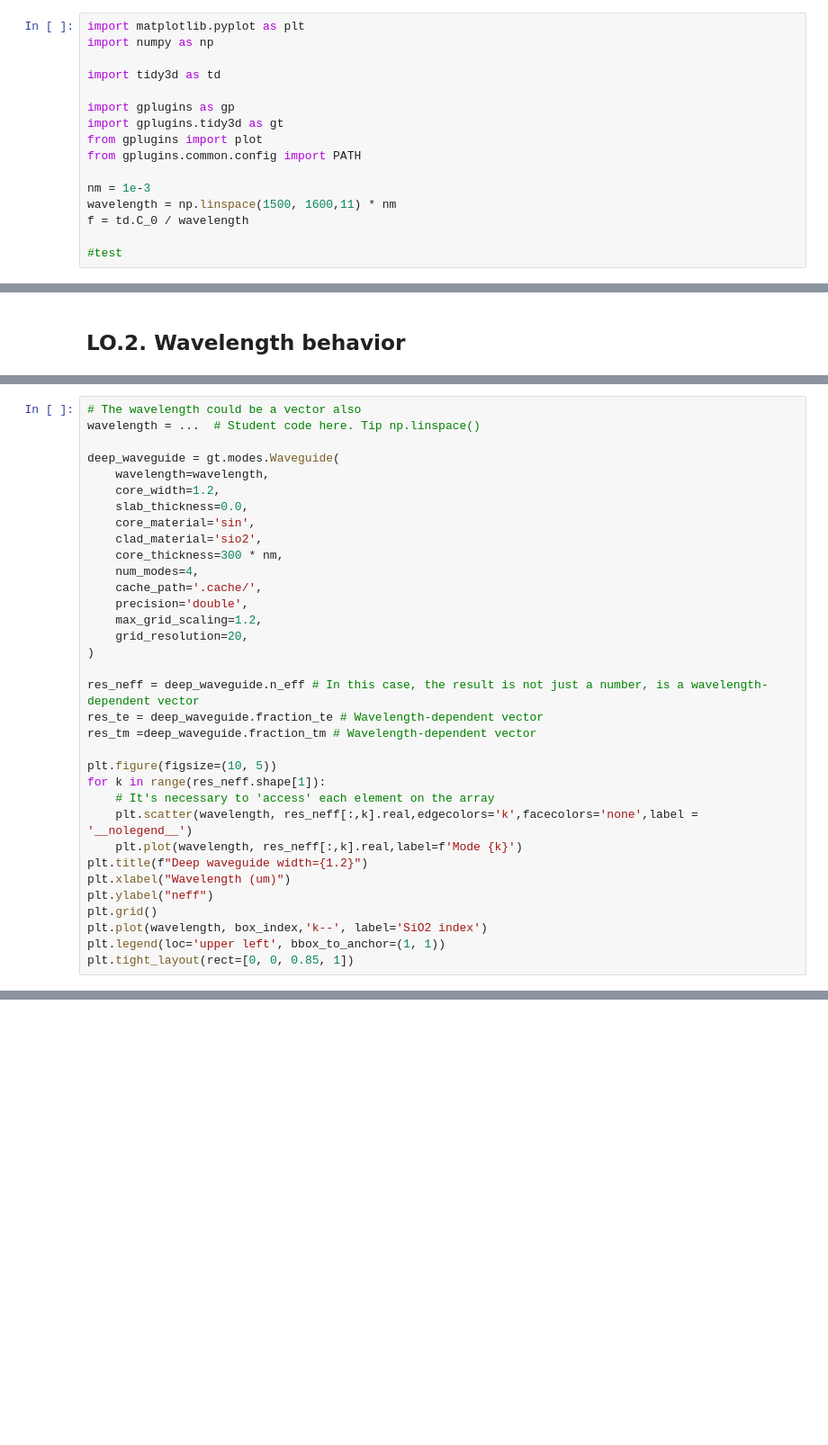
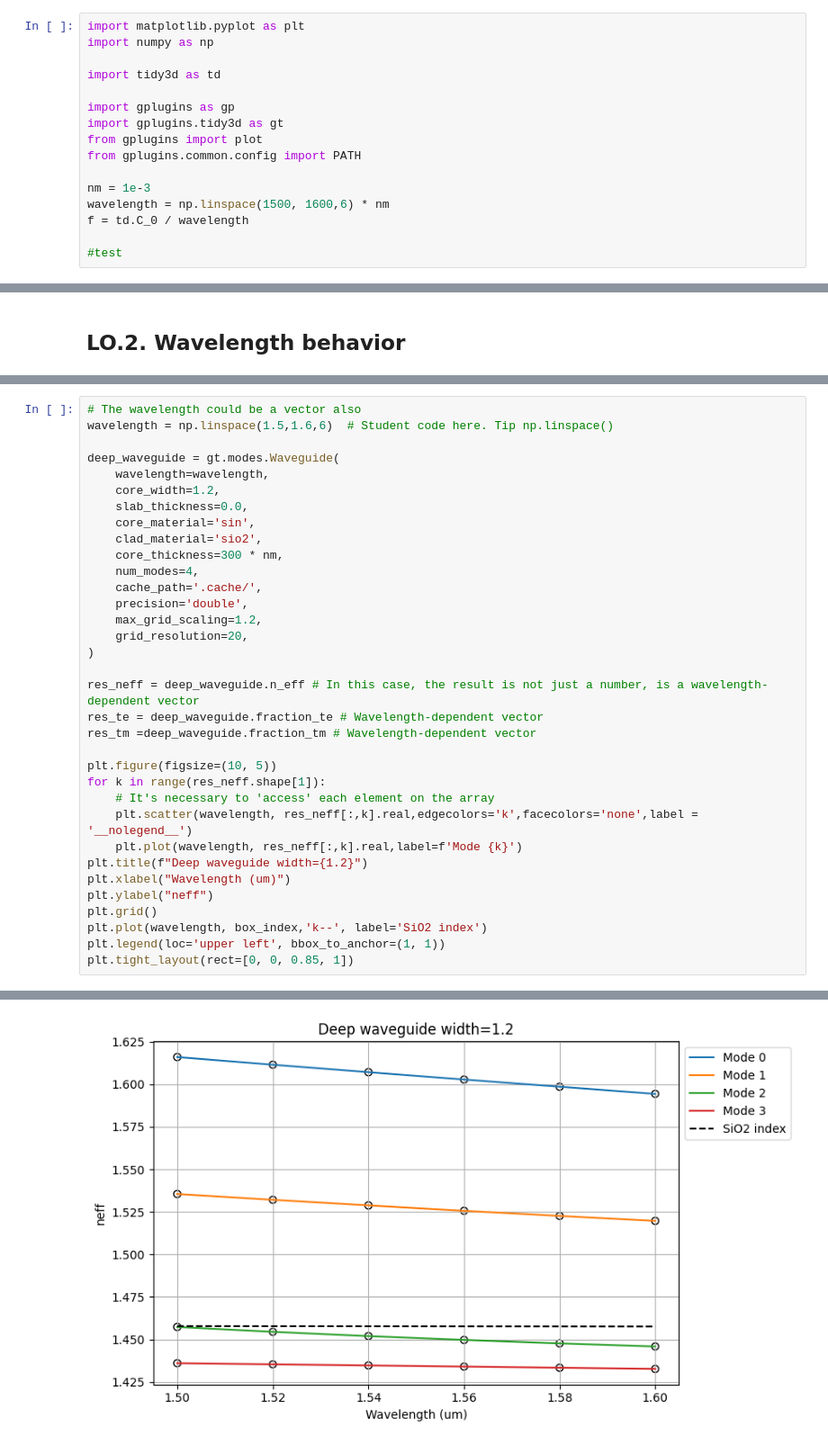
Before and after one commit to snacmuo/pic-upv-lab0, a Jupyter notebook: 010_MODESOLVER_Student.ipynb, the cells around one changed output, grey strips where cells are left out. Shown at 90% size. Saved outputs shown, nothing was run; the diff lists cells and outputs as text; blank space fills up the shorter version.

```diff
--- a/010_MODESOLVER_Student.ipynb
+++ b/010_MODESOLVER_Student.ipynb
@@ -24,7 +24,7 @@ from gplugins import plot
 from gplugins.common.config import PATH
 
 nm = 1e-3
-wavelength = np.linspace(1500, 1600,11) * nm
+wavelength = np.linspace(1500, 1600,6) * nm
 f = td.C_0 / wavelength
 
 #test
@@ -146,6 +188,6 @@ These results are derived from a numerical method used to solve the EM problem,
 # %%
 # The wavelength could be a vector also
-wavelength = ...  # Student code here. Tip np.linspace()
+wavelength = np.linspace(1.5,1.6,6)  # Student code here. Tip np.linspace()
 
 deep_waveguide = gt.modes.Waveguide(
     wavelength=wavelength,
@@ -177,3 +219,4 @@ plt.grid()
 plt.plot(wavelength, box_index,'k--', label='SiO2 index')
 plt.legend(loc='upper left', bbox_to_anchor=(1, 1))
 plt.tight_layout(rect=[0, 0, 0.85, 1])
+# %% [output]
@@ -179,0 +224 @@ plt.tight_layout(rect=[0, 0, 0.85, 1])
+[figure, added]
```
Also changed, not shown: parts of 21 cells of this notebook.
